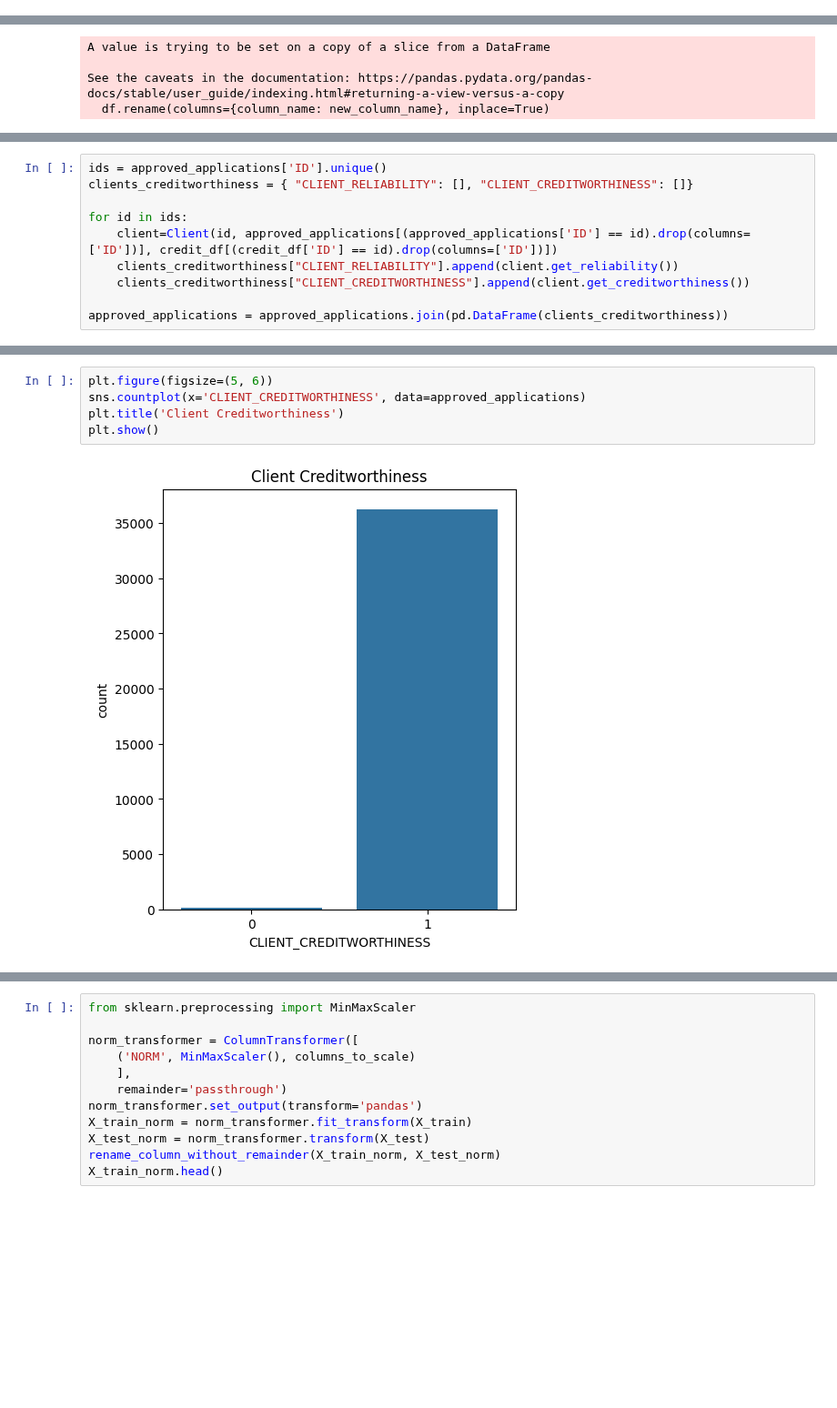
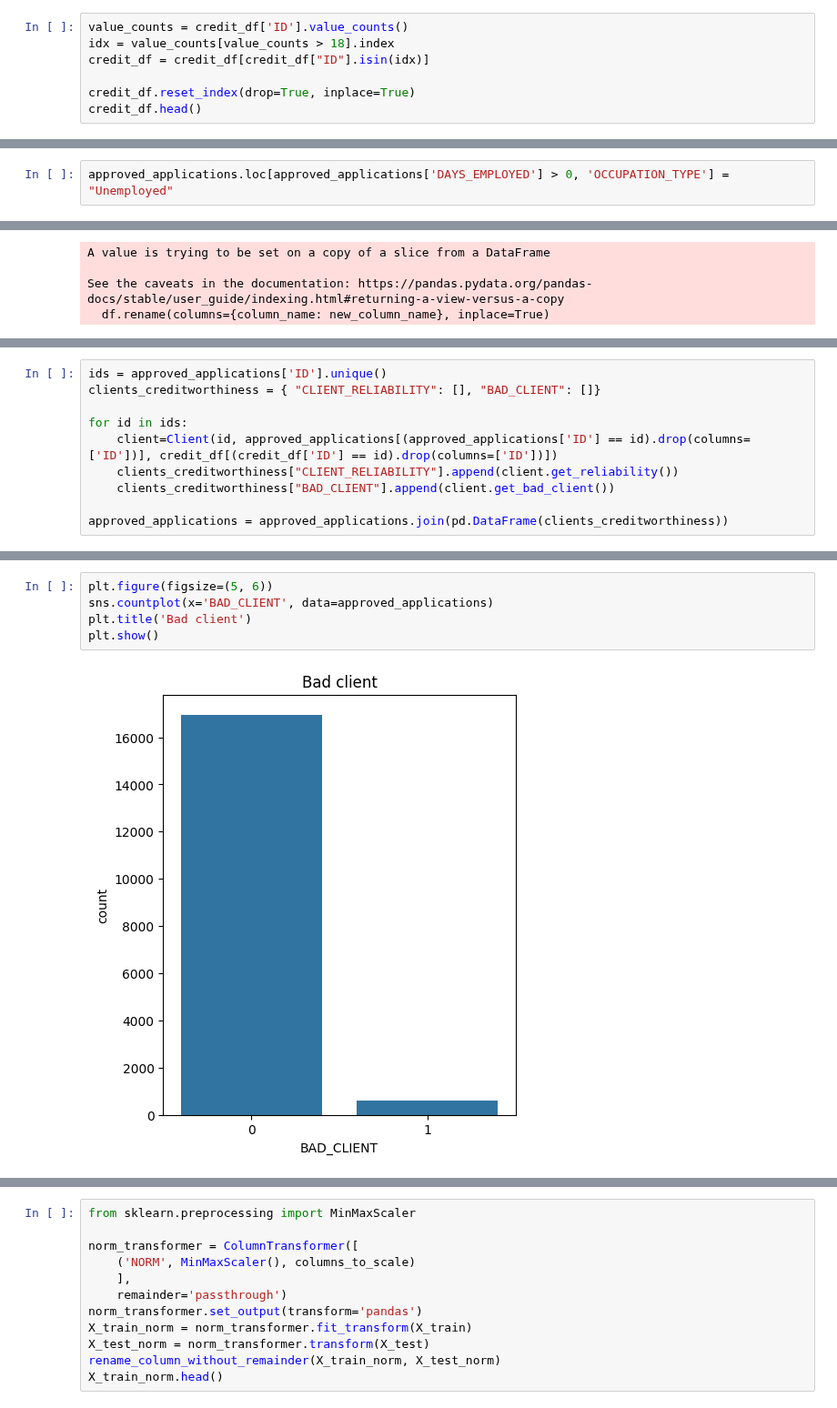
Before and after one commit to EnricoMiche1210760/prediction-of-creditworthiness-for-credit-card-issuance, a Jupyter notebook: main.ipynb, the cells around one changed output, grey strips where cells are left out. Shown at 91% size. Cells and saved outputs as stored; diff of their text form; blank space fills up the shorter version.

```diff
--- a/main.ipynb
+++ b/main.ipynb
@@ -64,0 +81,7 @@ credit_df.head()
+# %%
+value_counts = credit_df['ID'].value_counts()
+idx = value_counts[value_counts > 18].index
+credit_df = credit_df[credit_df["ID"].isin(idx)]
+
+credit_df.reset_index(drop=True, inplace=True)
+credit_df.head()
@@ -164,6 +194,8 @@ print(approved_applications[approved_applications['DAYS_EMPLOYED'] == 0].shape[0
 # %% [output]
 0
 0
+# %%
+approved_applications.loc[approved_applications['DAYS_EMPLOYED'] > 0, 'OCCUPATION_TYPE'] = "Unemployed"
 # %%
 def rename_columns(df, column_name, new_column_name):
     df.rename(columns={column_name: new_column_name}, inplace=True)
@@ -331,11 +358,11 @@ class Client:
         return self.id
 # %%
 ids = approved_applications['ID'].unique()
-clients_creditworthiness = { "CLIENT_RELIABILITY": [], "CLIENT_CREDITWORTHINESS": []}
+clients_creditworthiness = { "CLIENT_RELIABILITY": [], "BAD_CLIENT": []}
 
 for id in ids:
     client=Client(id, approved_applications[(approved_applications['ID'] == id).drop(columns=['ID'])], credit_df[(credit_df['ID'] == id).drop(columns=['ID'])])
     clients_creditworthiness["CLIENT_RELIABILITY"].append(client.get_reliability())
-    clients_creditworthiness["CLIENT_CREDITWORTHINESS"].append(client.get_creditworthiness())
+    clients_creditworthiness["BAD_CLIENT"].append(client.get_bad_client())
 
 approved_applications = approved_applications.join(pd.DataFrame(clients_creditworthiness))
@@ -366,7 +379,7 @@ plt.show()
 # %%
 plt.figure(figsize=(5, 6))
-sns.countplot(x='CLIENT_CREDITWORTHINESS', data=approved_applications)
-plt.title('Client Creditworthiness')
+sns.countplot(x='BAD_CLIENT', data=approved_applications)
+plt.title('Bad client')
 plt.show()
 # %% [output]
-[figure, old version]
+[figure, new version]
```
Also changed, not shown: parts of 34 cells of this notebook.
